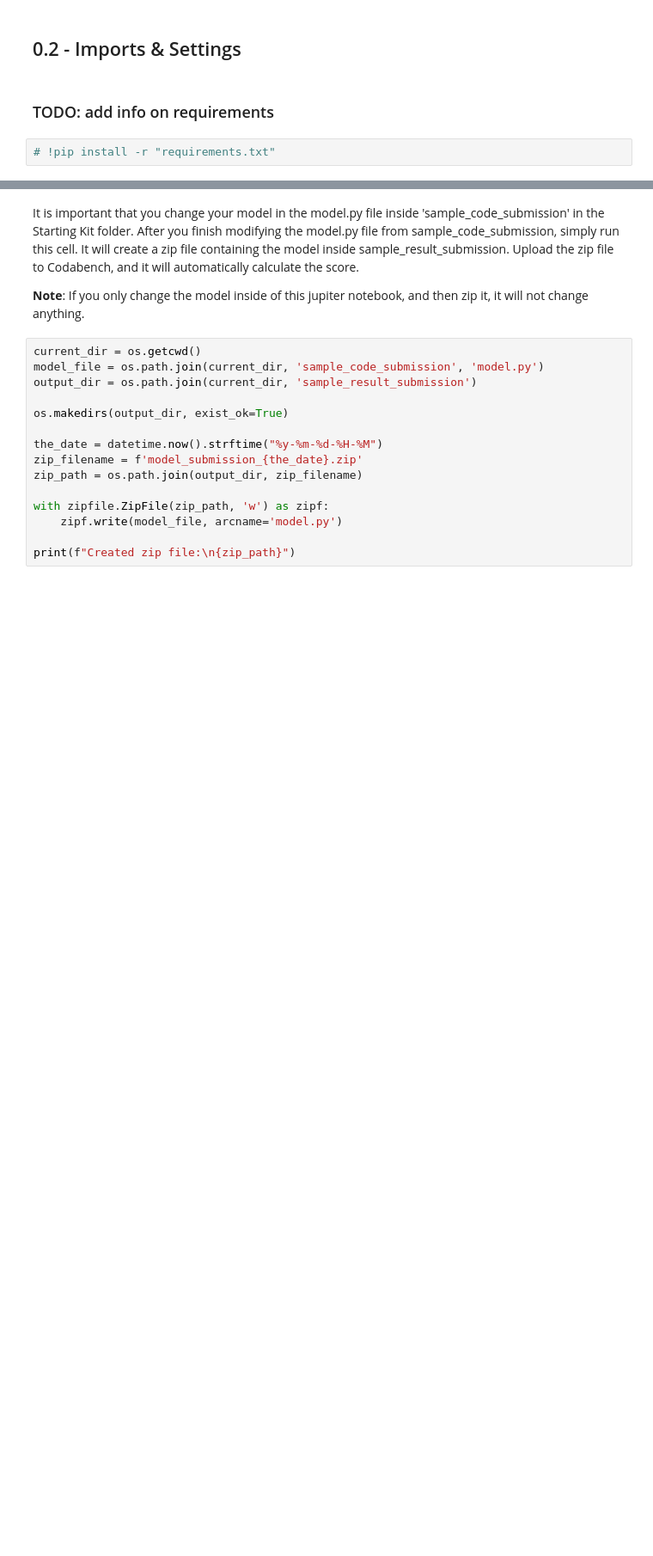
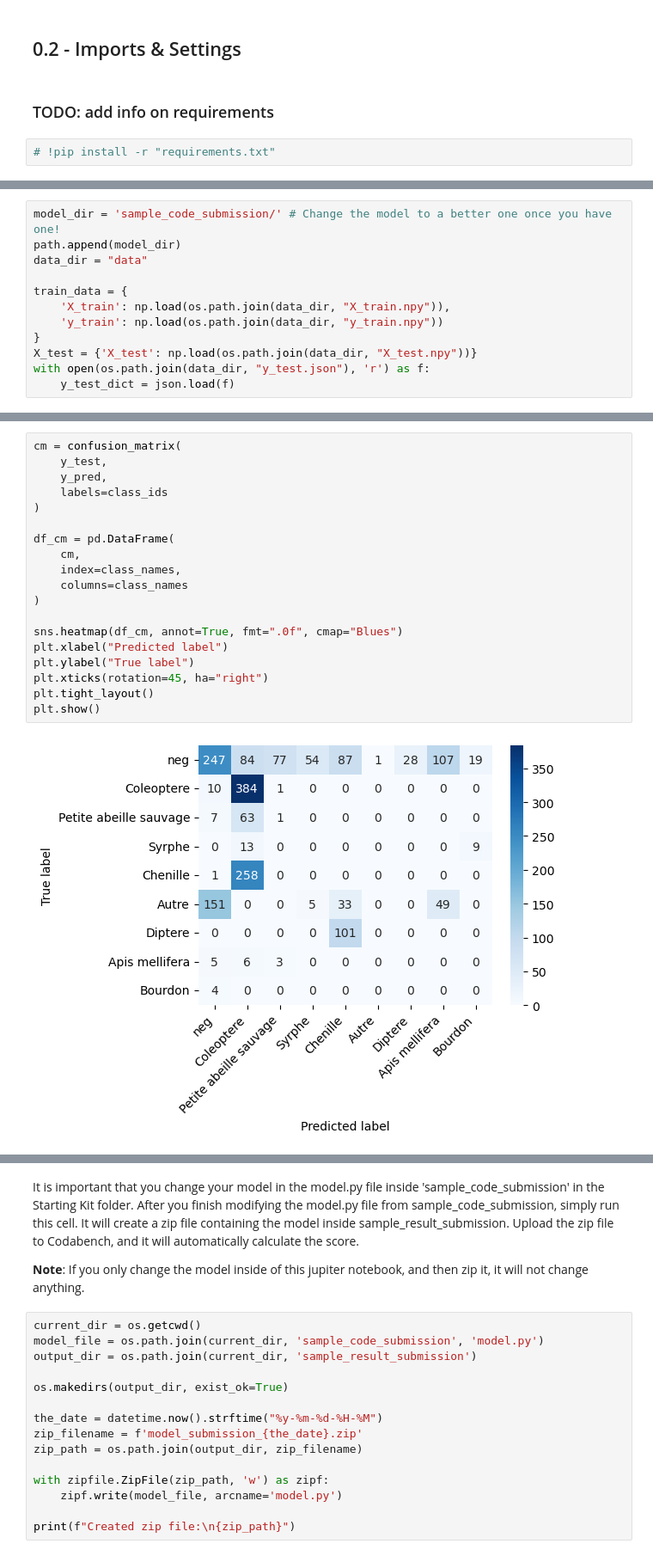
Before and after one commit to Group4-AI-Challenge/pollinator2-Challenge-M1-AI, a Jupyter notebook: Starting Kit/README.ipynb, the cells around one changed output, grey strips where cells are left out. Shown at 86% size. Cells and saved outputs as stored; diff of their text form; blank space fills up the shorter version.

```diff
--- a/Starting Kit/README.ipynb
+++ b/Starting Kit/README.ipynb
@@ -86 +95,13 @@ import tqdm as tq
+# %%
+model_dir = 'sample_code_submission/' # Change the model to a better one once you have one!
+path.append(model_dir)
+data_dir = "data"
+
+train_data = {
+    'X_train': np.load(os.path.join(data_dir, "X_train.npy")),
+    'y_train': np.load(os.path.join(data_dir, "y_train.npy"))
+}
+X_test = {'X_test': np.load(os.path.join(data_dir, "X_test.npy"))}
+with open(os.path.join(data_dir, "y_test.json"), 'r') as f:
+    y_test_dict = json.load(f)
 # %% [markdown]
@@ -115 +157,22 @@ y_pred = myModel.predict(test_data)
+# %%
+cm = confusion_matrix(
+    y_test,
+    y_pred,
+    labels=class_ids
+)
+
+df_cm = pd.DataFrame(
+    cm,
+    index=class_names,
+    columns=class_names
+)
+
+sns.heatmap(df_cm, annot=True, fmt=".0f", cmap="Blues")
+plt.xlabel("Predicted label")
+plt.ylabel("True label")
+plt.xticks(rotation=45, ha="right")
+plt.tight_layout()
+plt.show()
+# %% [output]
+[figure, added]
 # %% [markdown]
```
Also changed, not shown: parts of 12 cells of this notebook, 5 other files.
